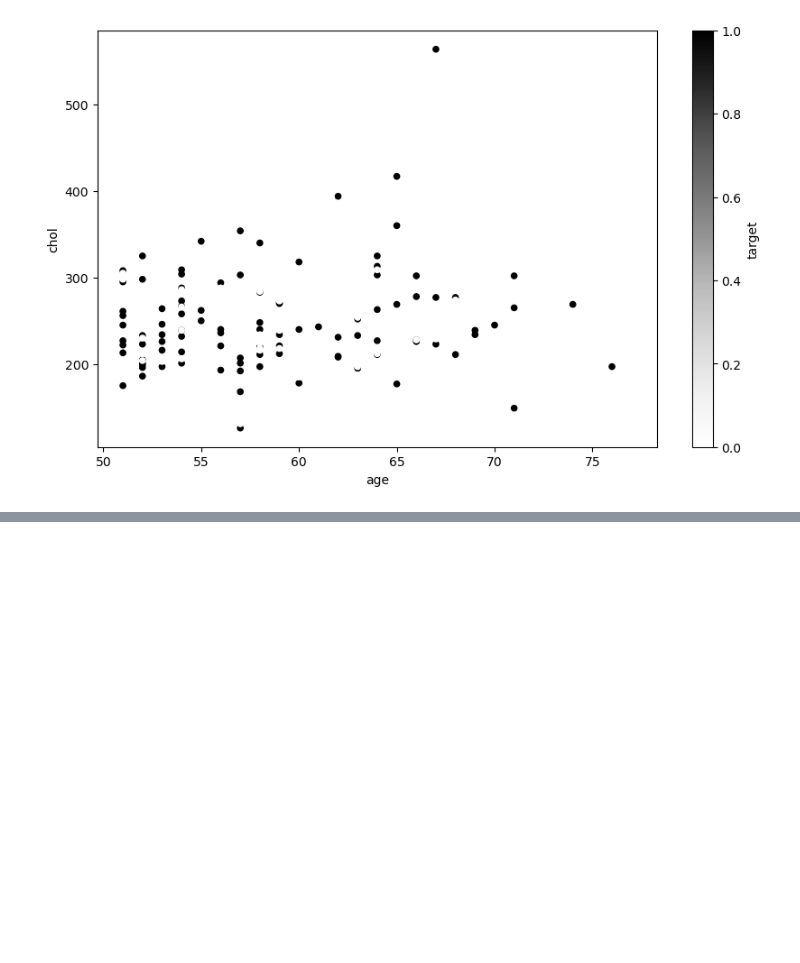
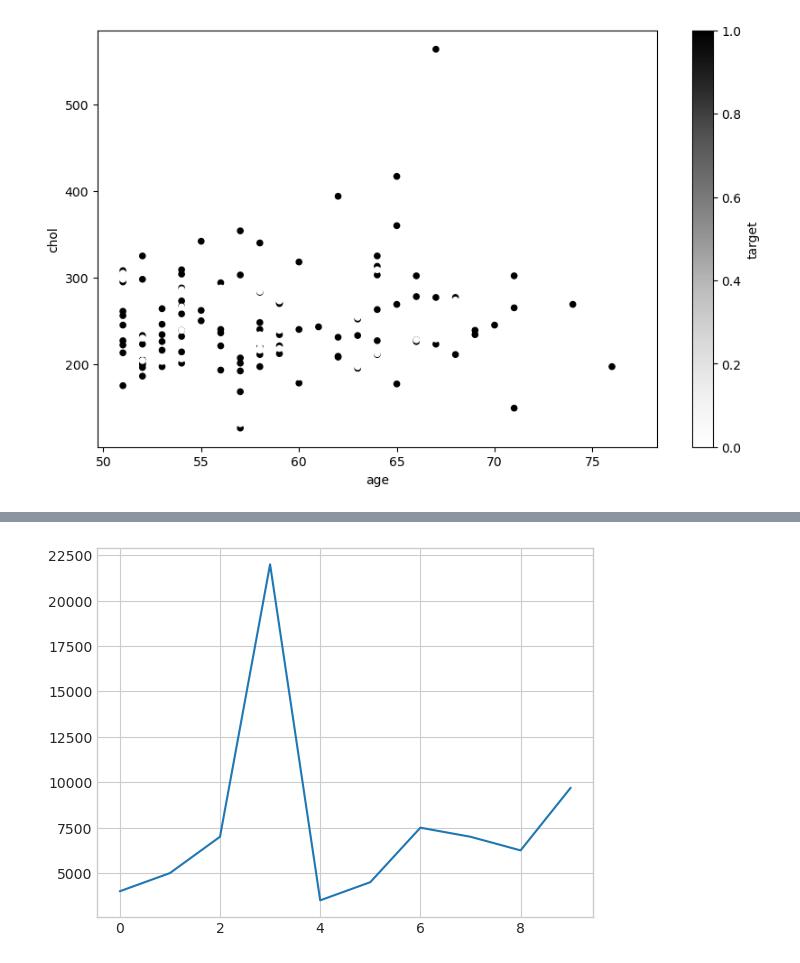
Before and after one commit to ChaosFreeze/ztm-ml, a Jupyter notebook: introduction-to-matplotlib.ipynb, the cells around one changed output, grey strips where cells are left out. Saved outputs shown, nothing was run; the diff lists cells and outputs as text; code cells hidden in the pictures; blank space fills up the shorter version.

```diff
--- a/introduction-to-matplotlib.ipynb
+++ b/introduction-to-matplotlib.ipynb
@@ -421,0 +534,6 @@ over_50.plot(kind='scatter',
+# %%
+plt.style.use('seaborn-whitegrid')
+# %%
+car_sales['Price'].plot();
+# %% [output]
+[figure, added]
```
Also changed, not shown: parts of 28 cells of this notebook, 4 other files.
